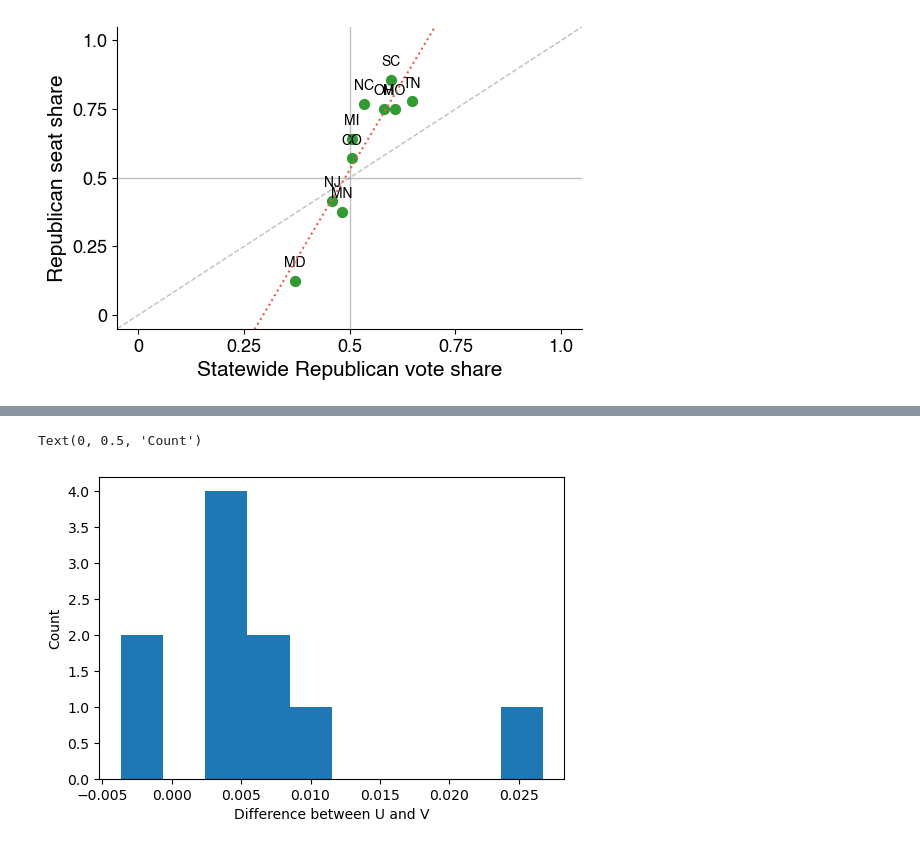
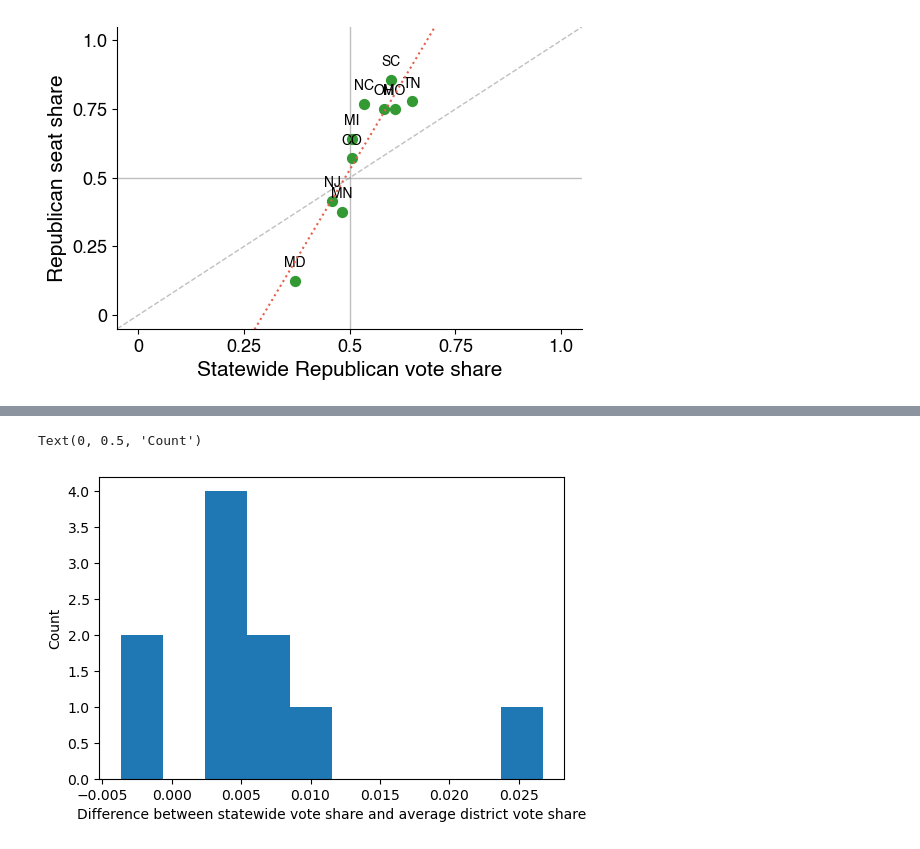
Before and after one commit to political-geometry/partisan-fairness, a Jupyter notebook: plotting_seats_and_votes.ipynb, the cells around one changed output, grey strips where cells are left out. Cells and saved outputs as stored; diff of their text form; code cells hidden in the pictures.

```diff
--- a/plotting_seats_and_votes.ipynb
+++ b/plotting_seats_and_votes.ipynb
@@ -358,8 +365,10 @@ So just how different are the average district Republican vote share and the sta
 # %%
+# Calculate the differences between the two ways of getting vote share and plot a histogram of the difference
+
 differences = np.array(statewide_vote_share_list) - np.array(average_district_vote_share_list)
 plt.hist(differences)
-plt.xlabel("Difference between U and V")
+plt.xlabel("Difference between statewide vote share and average district vote share")
 plt.ylabel("Count")
 # %% [output]
 Text(0, 0.5, 'Count')
-[figure, old version]
+[figure, new version]
```
Also changed, not shown: parts of 11 cells of this notebook, 7 other files.
